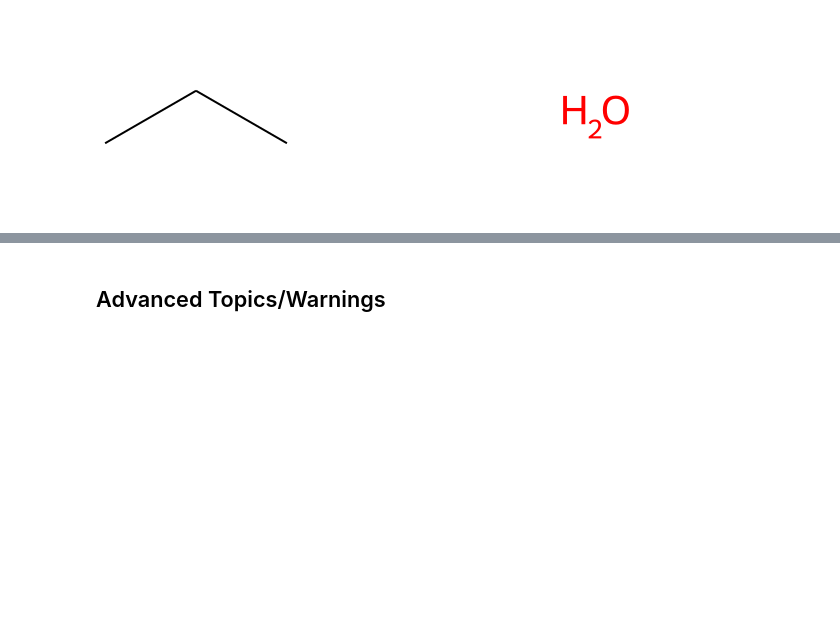
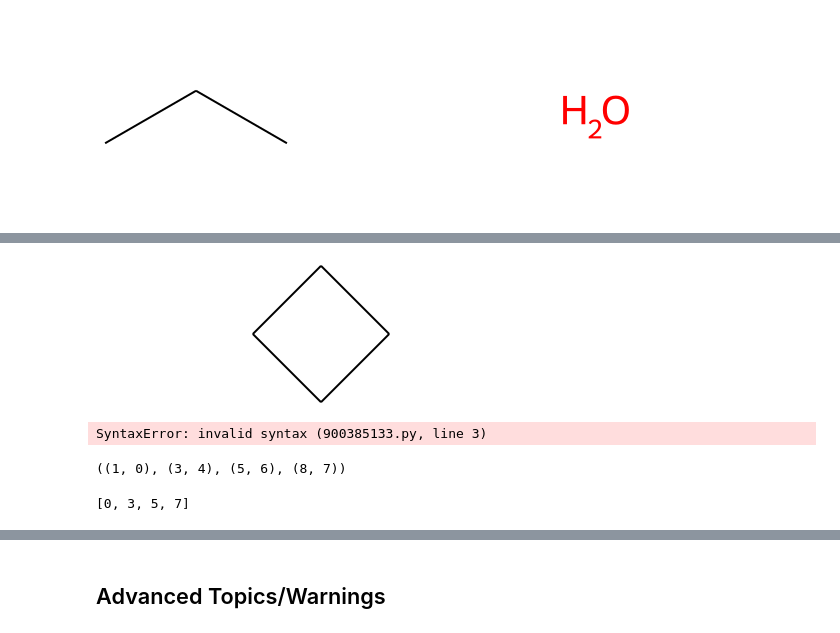
Before and after one commit to bertiewooster/RDKit-playing, a Jupyter notebook: tutorial_examples.ipynb, the cells around one changed output, grey strips where cells are left out. Drawn from its saved outputs; the diff is of its cells as text; code cells hidden in the pictures; blank space fills up the shorter version.

```diff
--- a/tutorial_examples.ipynb
+++ b/tutorial_examples.ipynb
@@ -383,0 +391,23 @@ Draw.MolsToGridImage([Chem.MolFromSmiles(smile) for smile in smiles])
+# %%
+m2 = Chem.MolFromSmiles('C1CCC1')
+m2
+# %% [output]
+[figure, added]
+# %%
+match = '[#6]1-[#6]-[#6]-[#6]-1'
+# inside_outside = m2.GetSubstructMatches(Chem.MolFromSmarts(match))
+inside_outside = m2.GetSubstructMatches(Chem.MolFromSmarts(match[!match]))
+inside_outside
+# %% [output]
+SyntaxError: invalid syntax (900385133.py, line 3)
+# %%
+# SMARTS: [R] means atom in a ring, [!R] means atom not in a ring
+bis = m.GetSubstructMatches(Chem.MolFromSmarts('[R][!R]'))
+bis
+# %% [output]
+((1, 0), (3, 4), (5, 6), (8, 7))
+# %%
+bs = [m.GetBondBetweenAtoms(x,y).GetIdx() for x,y in bis]
+bs
+# %% [output]
+[0, 3, 5, 7]
```
Also changed, not shown: parts of 4 cells of this notebook, 18 other files.
